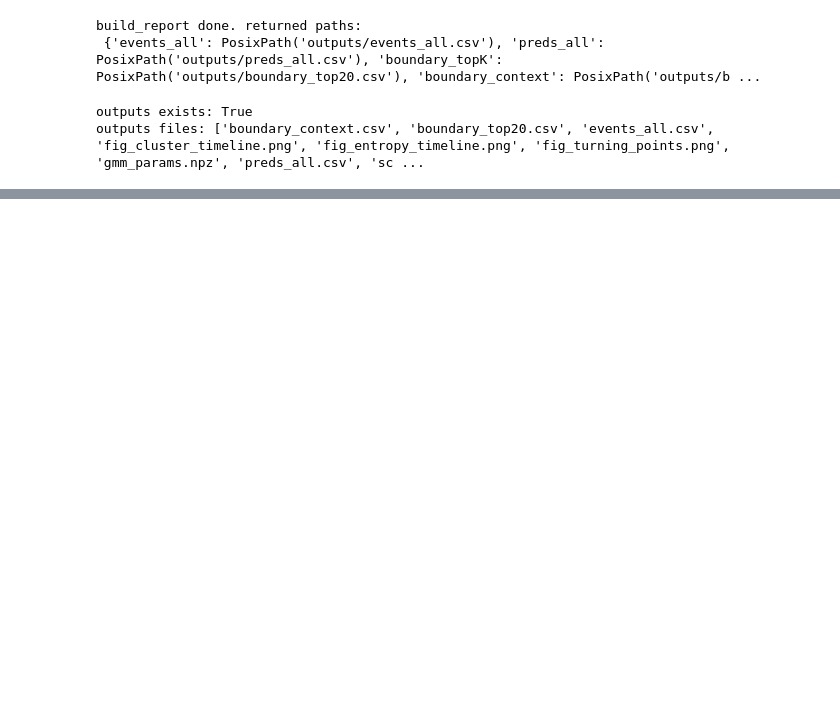
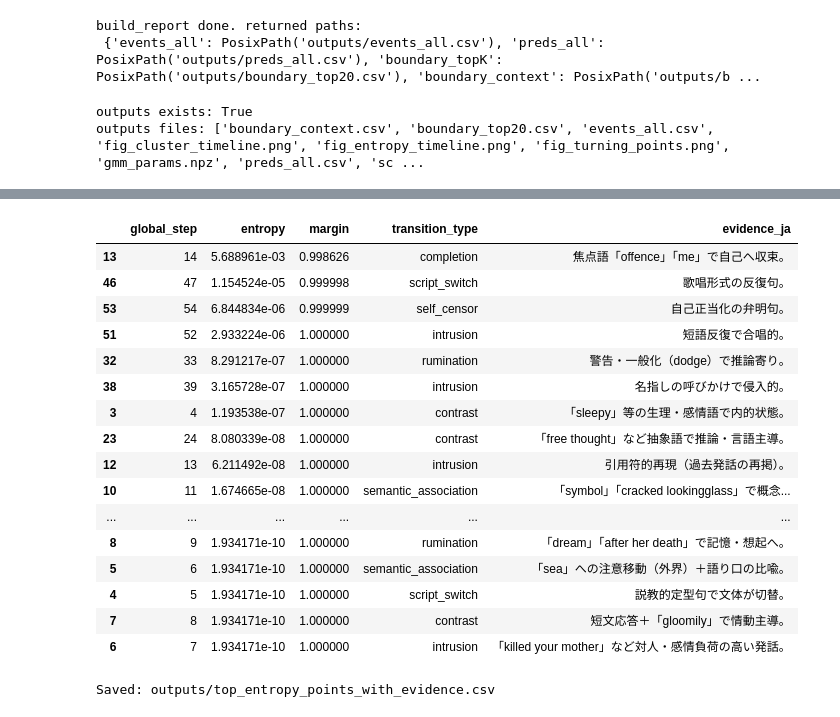
Before and after one commit to Mokafe/Mokafe-ulysses-narrative-gmm, a Jupyter notebook: notebooks/00_ulysses_gmm_report.ipynb, the cells around one changed output, grey strips where cells are left out. Saved outputs shown, nothing was run; the diff lists cells and outputs as text; code cells hidden in the pictures; blank space fills up the shorter version.

```diff
--- a/notebooks/00_ulysses_gmm_report.ipynb
+++ b/notebooks/00_ulysses_gmm_report.ipynb
@@ -94,0 +526,39 @@ OK: handoff ready -> 次は 01 ノートへ進めます
+# %%
+# Top entropy 抽出
+evidence_col = None
+for c in ["evidence_ja","evidence_en","evidence","quote","text","raw_text"]:
+    if c in df.columns:
+        evidence_col = c
+        break
+
+assert "entropy" in df.columns and "margin" in df.columns
+assert evidence_col is not None, "evidence列が見つかりません（events_all.csv 側の列を確認してください）"
+
+TOPN = 30
+top = df.sort_values("entropy", ascending=False).head(TOPN).copy()
+
+show_cols = [c for c in (merge_keys + ["entropy","margin","transition_type", evidence_col]) if c in top.columns]
+top_out = top[show_cols].copy()
+
+display(top_out)
+top_out.to_csv(OUT_DIR/"top_entropy_points_with_evidence.csv", index=False, encoding="utf-8-sig")
+print("Saved:", OUT_DIR/"top_entropy_points_with_evidence.csv")
+# %% [output]
+|  | global_step | entropy | margin | transition_type | evidence_ja |
+| 13 | 14 | 5.688961e-03 | 0.998626 | completion | 焦点語「offence」「me」で自己へ収束。 |
+| 46 | 47 | 1.154524e-05 | 0.999998 | script_switch | 歌唱形式の反復句。 |
+| 53 | 54 | 6.844834e-06 | 0.999999 | self_censor | 自己正当化の弁明句。 |
+| 51 | 52 | 2.933224e-06 | 1.000000 | intrusion | 短語反復で合唱的。 |
+| 32 | 33 | 8.291217e-07 | 1.000000 | rumination | 警告・一般化（dodge）で推論寄り。 |
+| 38 | 39 | 3.165728e-07 | 1.000000 | intrusion | 名指しの呼びかけで侵入的。 |
+| 3 | 4 | 1.193538e-07 | 1.000000 | contrast | 「sleepy」等の生理・感情語で内的状態。 |
+| 23 | 24 | 8.080339e-08 | 1.000000 | contrast | 「free thought」など抽象語で推論・言語主導。 |
+| 12 | 13 | 6.211492e-08 | 1.000000 | intrusion | 引用符的再現（過去発話の再掲）。 |
+| 10 | 11 | 1.674665e-08 | 1.000000 | semantic_association | 「symbol」「cracked lookingglass」で概念... |
+| ... | ... | ... | ... | ... | ... |
+| 8 | 9 | 1.934171e-10 | 1.000000 | rumination | 「dream」「after her death」で記憶・想起へ。 |
+| 5 | 6 | 1.934171e-10 | 1.000000 | semantic_association | 「sea」への注意移動（外界）＋語り口の比喩。 |
+| 4 | 5 | 1.934171e-10 | 1.000000 | script_switch | 説教的定型句で文体が切替。 |
+| 7 | 8 | 1.934171e-10 | 1.000000 | contrast | 短文応答＋「gloomily」で情動主導。 |
+| 6 | 7 | 1.934171e-10 | 1.000000 | intrusion | 「killed your mother」など対人・感情負荷の高い発話。 |
+Saved: outputs/top_entropy_points_with_evidence.csv
```
Also changed, not shown: parts of 15 cells of this notebook.
